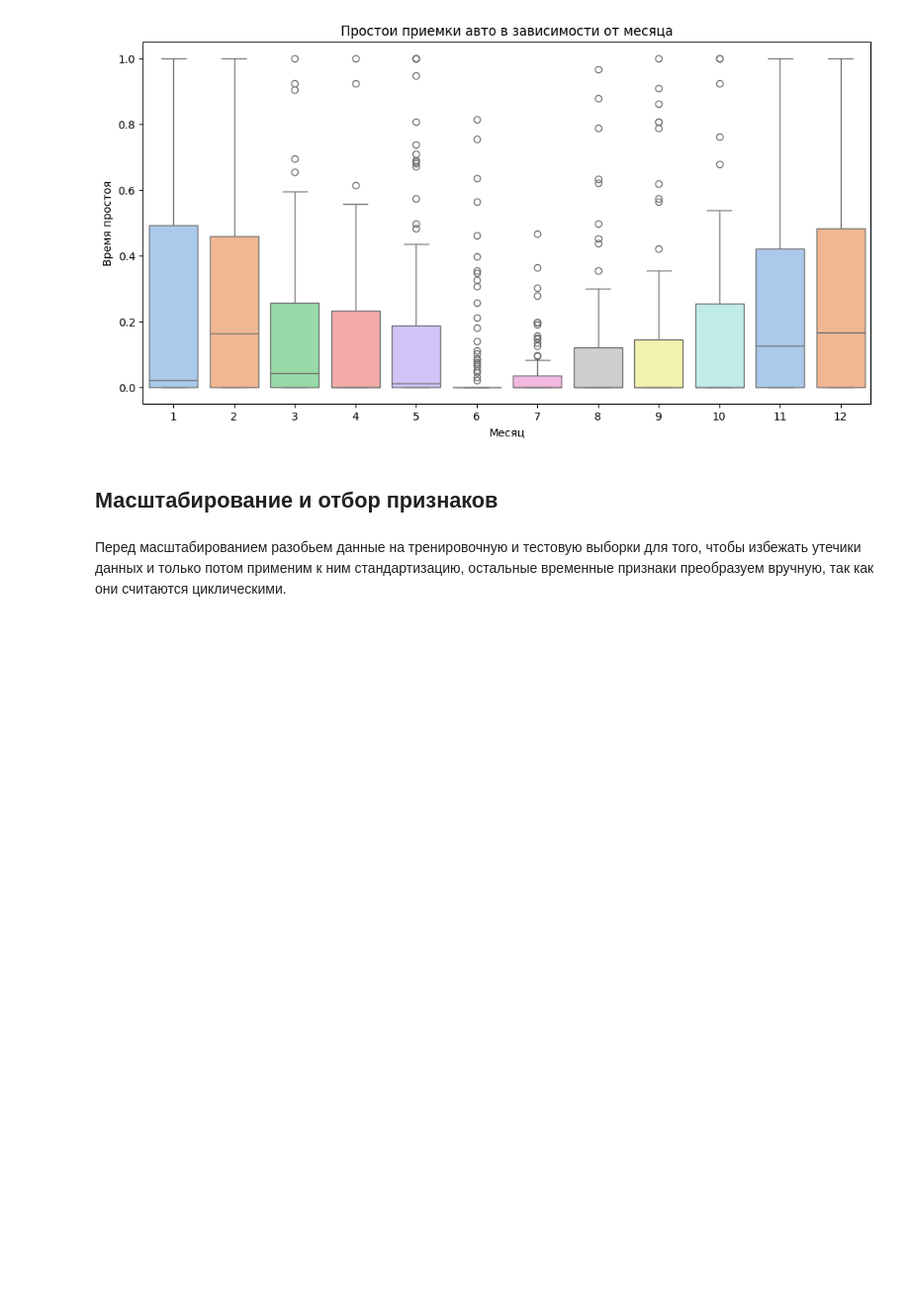
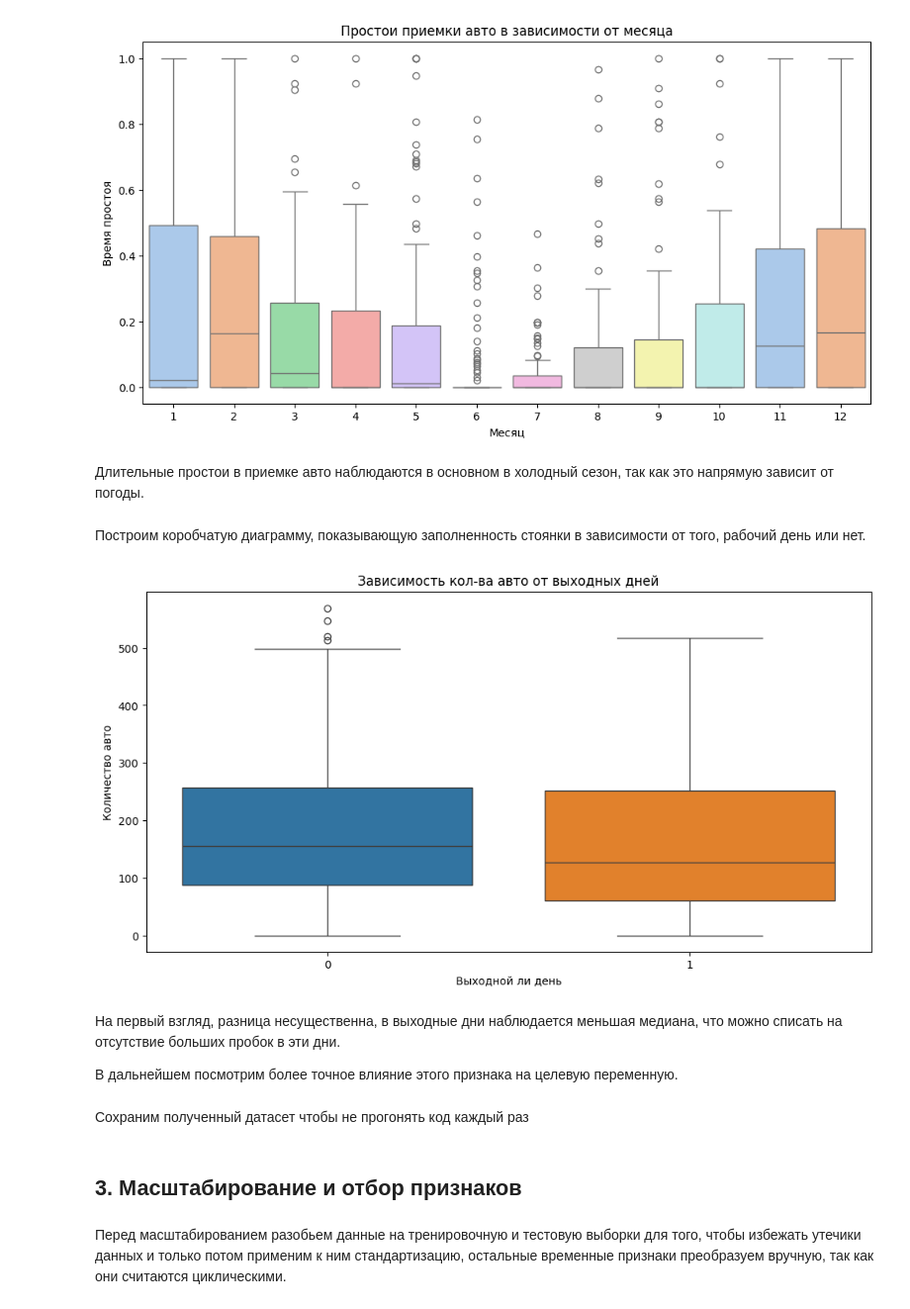
Before and after one commit to postvlone/autoterminal_project, a Jupyter notebook: prt.ipynb, the cells around one changed output. Shown at 99% size. Saved outputs shown, nothing was run; the diff lists cells and outputs as text; code cells hidden in the pictures; blank space fills up the shorter version.

```diff
--- a/prt.ipynb
+++ b/prt.ipynb
@@ -626,6 +640,25 @@ ax.set_xlabel('Месяц');
 ax.set_ylabel('Время простоя');
 # %% [output]
 [figure]
+# %% [markdown]
+Длительные простои в приемке авто наблюдаются в основном в холодный сезон, так как это напрямую зависит от погоды.
+# %% [markdown]
+Построим коробчатую диаграмму, показывающую заполненность стоянки в зависимости от того, рабочий день или нет.
+# %%
+fig = plt.figure(figsize=(12, 6))
+# Коробчатая диаграмма
+ax = sns.boxplot(final_data, x='is_holiday', y='num_autos', hue='is_holiday', legend=False)
+ax.set_title('Зависимость кол-ва авто от выходных дней')
+ax.set_xlabel('Выходной ли день')
+ax.set_ylabel('Количество авто');
+# %% [output]
+[figure, added]
+# %% [markdown]
+На первый взгляд, разница несущественна, в выходные дни наблюдается меньшая медиана, что можно списать на отсутствие больших пробок в эти дни.
+
+В дальнейшем посмотрим более точное влияние этого признака на целевую переменную.
+# %% [markdown]
+Сохраним полученный датасет чтобы не прогонять код каждый раз
 # %%
 # final_data.to_csv('data/final_data.csv')
 # %%
@@ -633,7 +666,7 @@ ax.set_ylabel('Время простоя');
 # final_data = final_data.iloc[:, 1:]
 # final_data.head()
 # %% [markdown]
-## Масштабирование и отбор признаков
+## 3. Масштабирование и отбор признаков
 # %% [markdown]
 Перед масштабированием разобьем данные на тренировочную и тестовую выборки для того, чтобы избежать утечики данных и только потом применим к ним стандартизацию, остальные временные признаки преобразуем вручную, так как они считаются циклическими.
 # %%
```
Also changed, not shown: parts of 29 cells of this notebook, 2 other files.
